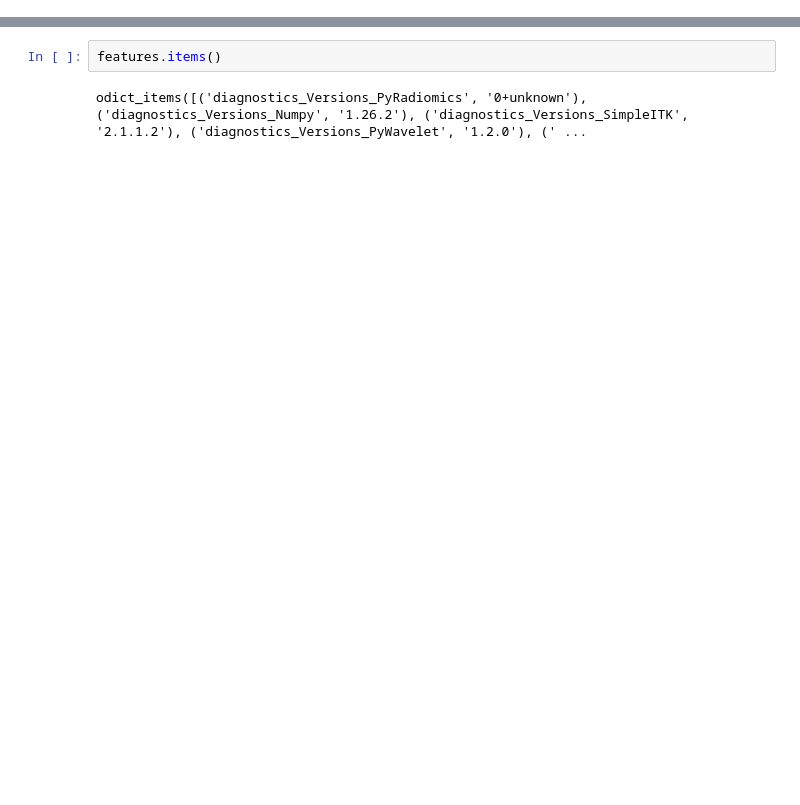
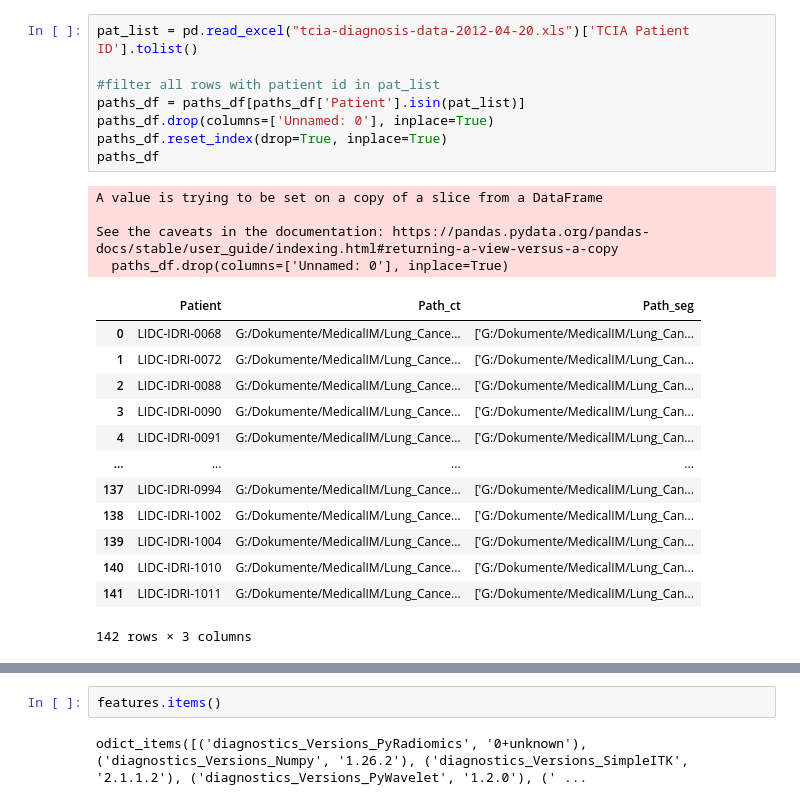
Before and after one commit to GaborinoS/Medical_image, a Jupyter notebook: git_extraction/radiotest.ipynb, the cells around one changed output, grey strips where cells are left out. Saved outputs shown, nothing was run; the diff lists cells and outputs as text; blank space fills up the shorter version.

```diff
--- a/git_extraction/radiotest.ipynb
+++ b/git_extraction/radiotest.ipynb
@@ -74,0 +49,26 @@ original_gldm_SmallDependenceLowGrayLevelEmphasis: 0.0013746175316319315
+# %%
+pat_list = pd.read_excel("tcia-diagnosis-data-2012-04-20.xls")['TCIA Patient ID'].tolist()
+
+#filter all rows with patient id in pat_list
+paths_df = paths_df[paths_df['Patient'].isin(pat_list)]
+paths_df.drop(columns=['Unnamed: 0'], inplace=True)
+paths_df.reset_index(drop=True, inplace=True)
+paths_df
+# %% [output]
+A value is trying to be set on a copy of a slice from a DataFrame
+
+See the caveats in the documentation: https://pandas.pydata.org/pandas-docs/stable/user_guide/indexing.html#returning-a-view-versus-a-copy
+  paths_df.drop(columns=['Unnamed: 0'], inplace=True)
+|  | Patient | Path_ct | Path_seg |
+| 0 | LIDC-IDRI-0068 | G:/Dokumente/MedicalIM/Lung_Cance... | ['G:/Dokumente/MedicalIM/Lung_Can... |
+| 1 | LIDC-IDRI-0072 | G:/Dokumente/MedicalIM/Lung_Cance... | ['G:/Dokumente/MedicalIM/Lung_Can... |
+| 2 | LIDC-IDRI-0088 | G:/Dokumente/MedicalIM/Lung_Cance... | ['G:/Dokumente/MedicalIM/Lung_Can... |
+| 3 | LIDC-IDRI-0090 | G:/Dokumente/MedicalIM/Lung_Cance... | ['G:/Dokumente/MedicalIM/Lung_Can... |
+| 4 | LIDC-IDRI-0091 | G:/Dokumente/MedicalIM/Lung_Cance... | ['G:/Dokumente/MedicalIM/Lung_Can... |
+| ... | ... | ... | ... |
+| 137 | LIDC-IDRI-0994 | G:/Dokumente/MedicalIM/Lung_Cance... | ['G:/Dokumente/MedicalIM/Lung_Can... |
+| 138 | LIDC-IDRI-1002 | G:/Dokumente/MedicalIM/Lung_Cance... | ['G:/Dokumente/MedicalIM/Lung_Can... |
+| 139 | LIDC-IDRI-1004 | G:/Dokumente/MedicalIM/Lung_Cance... | ['G:/Dokumente/MedicalIM/Lung_Can... |
+| 140 | LIDC-IDRI-1010 | G:/Dokumente/MedicalIM/Lung_Cance... | ['G:/Dokumente/MedicalIM/Lung_Can... |
+| 141 | LIDC-IDRI-1011 | G:/Dokumente/MedicalIM/Lung_Cance... | ['G:/Dokumente/MedicalIM/Lung_Can... |
+142 rows × 3 columns
```
Also changed, not shown: parts of 11 cells of this notebook, 4 other files.
